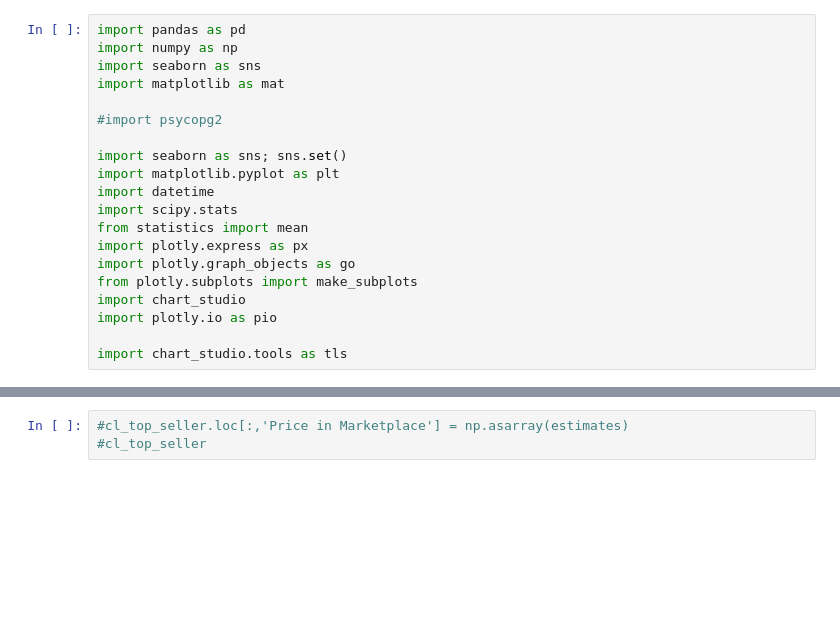
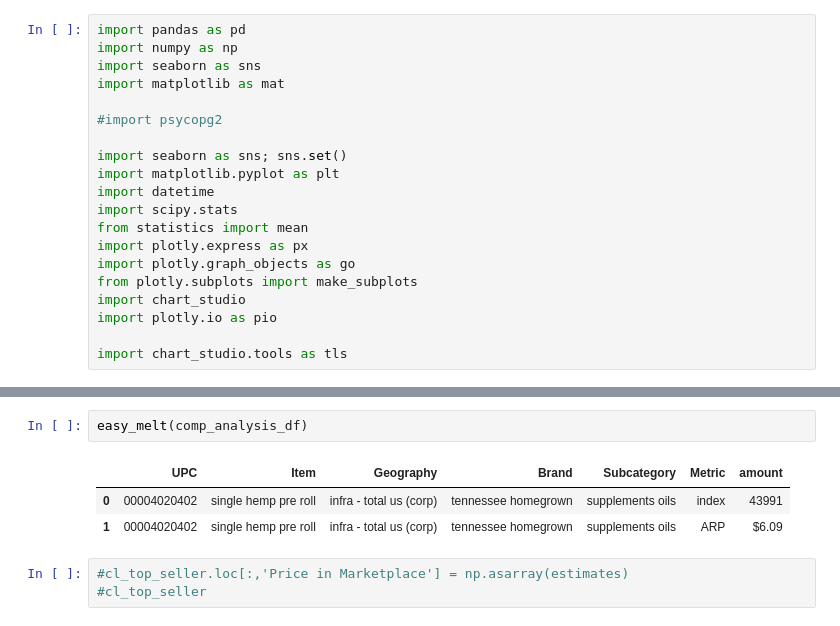
Before and after one commit to clayton-summitt/price_consult, a Jupyter notebook: cl_pricing_jn.ipynb, the cells around one changed output, grey strips where cells are left out. Saved outputs shown, nothing was run; the diff lists cells and outputs as text; blank space fills up the shorter version.

```diff
--- a/cl_pricing_jn.ipynb
+++ b/cl_pricing_jn.ipynb
@@ -265,3 +393,9 @@ py.plot(fig, filename = 'mag_300_60', auto_open=True)
+# %%
+easy_melt(comp_analysis_df)
+# %% [output]
+|  | UPC | Item | Geography | Brand | Subcategory | Metric | amount |
+| 0 | 00004020402 | single hemp pre roll | infra - total us (corp) | tennessee homegrown | supplements oils | index | 43991 |
+| 1 | 00004020402 | single hemp pre roll | infra - total us (corp) | tennessee homegrown | supplements oils | ARP | $6.09 |
 # %%
 #cl_top_seller.loc[:,'Price in Marketplace'] = np.asarray(estimates)
 #cl_top_seller
```
Also changed, not shown: parts of 44 cells of this notebook, 6 other files.
